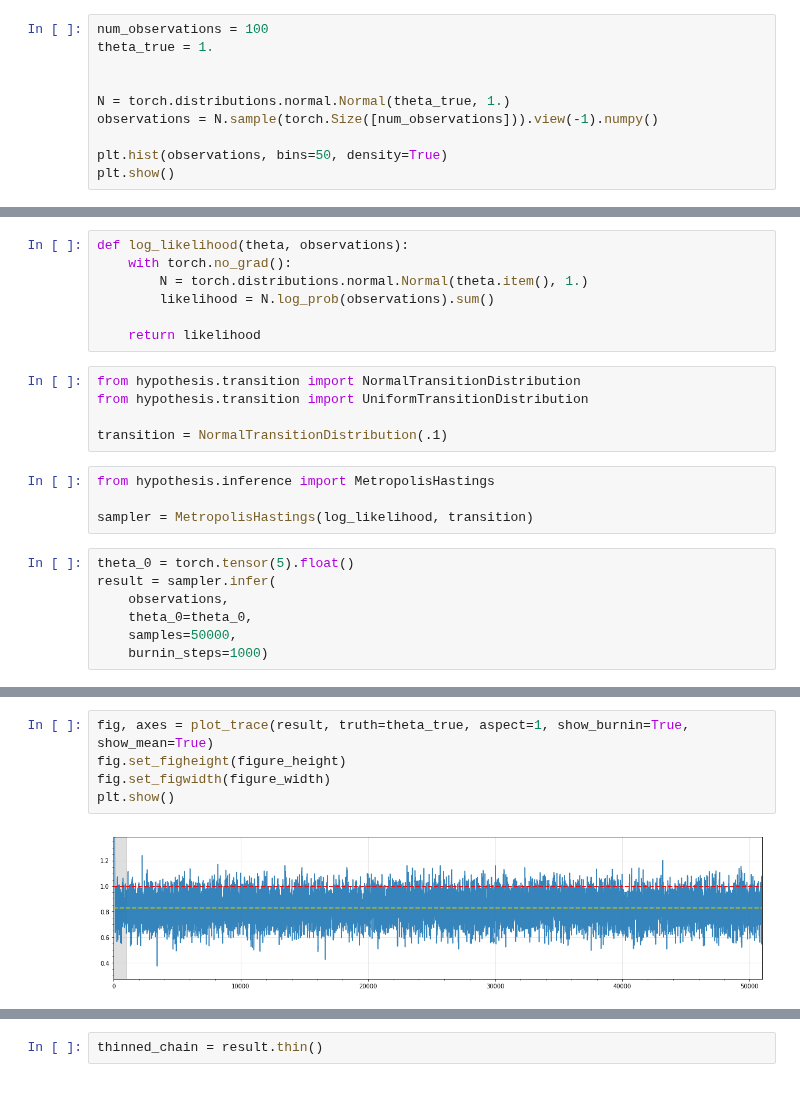
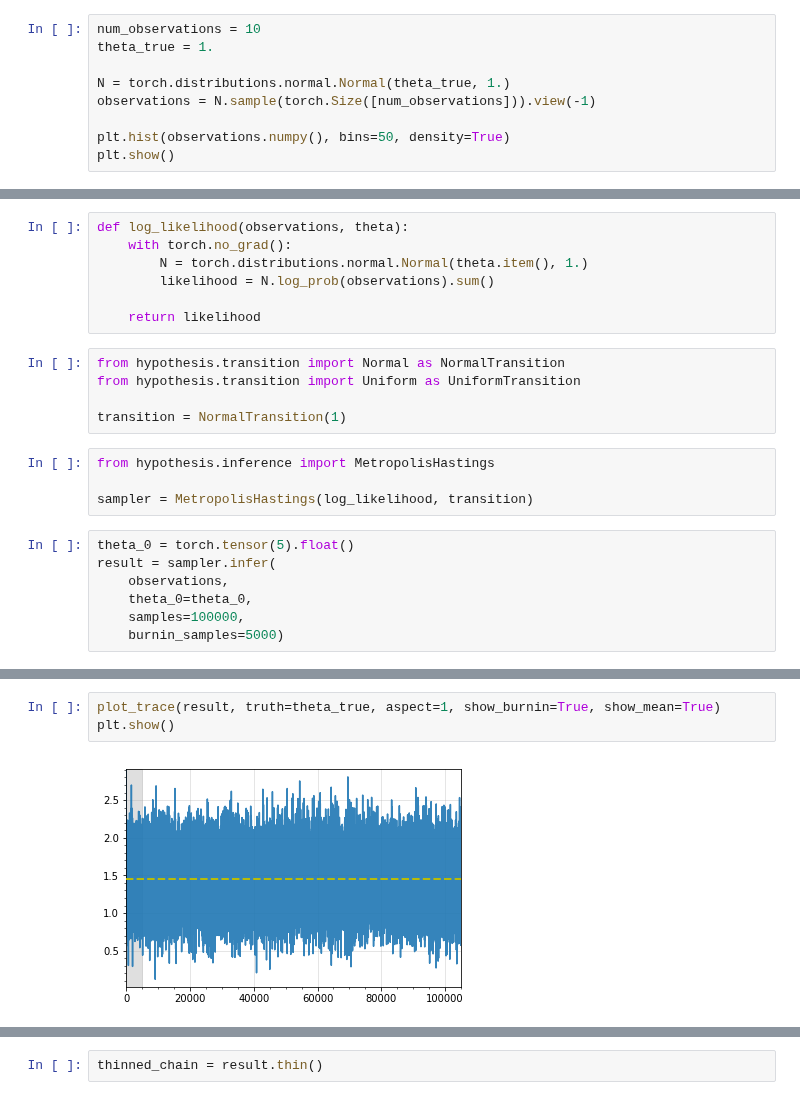
Before and after one commit to montefiore-institute/hypothesis, a Jupyter notebook: examples/metropolis_hastings.ipynb, the cells around one changed output, grey strips where cells are left out. Saved outputs shown, nothing was run; the diff lists cells and outputs as text.

Commit message:
Update visualization, and fix autocorrelation

```diff
--- a/examples/metropolis_hastings.ipynb
+++ b/examples/metropolis_hastings.ipynb
@@ -7,13 +7,12 @@ import matplotlib.pyplot as plt
 # %% [markdown]
 ## Observations
 # %%
-num_observations = 100
+num_observations = 10
 theta_true = 1.
 
+N = torch.distributions.normal.Normal(theta_true, 1.)
+observations = N.sample(torch.Size([num_observations])).view(-1)
 
-N = torch.distributions.normal.Normal(theta_true, 1.)
-observations = N.sample(torch.Size([num_observations])).view(-1).numpy()
-
-plt.hist(observations, bins=50, density=True)
+plt.hist(observations.numpy(), bins=50, density=True)
 plt.show()
 # %% [output]
@@ -21,17 +20,17 @@ plt.show()
 # %% [markdown]
 ## Posterior inference with Metropolis-Hastings
 # %%
-def log_likelihood(theta, observations):
+def log_likelihood(observations, theta):
     with torch.no_grad():
         N = torch.distributions.normal.Normal(theta.item(), 1.)
         likelihood = N.log_prob(observations).sum()
 
     return likelihood
 # %%
-from hypothesis.transition import NormalTransitionDistribution
-from hypothesis.transition import UniformTransitionDistribution
+from hypothesis.transition import Normal as NormalTransition
+from hypothesis.transition import Uniform as UniformTransition
 
-transition = NormalTransitionDistribution(.1)
+transition = NormalTransition(1)
 # %%
 from hypothesis.inference import MetropolisHastings
 
@@ -41,8 +40,8 @@ theta_0 = torch.tensor(5).float()
 result = sampler.infer(
     observations,
     theta_0=theta_0,
-    samples=50000,
-    burnin_steps=1000)
+    samples=100000,
+    burnin_samples=5000)
 # %%
 from hypothesis.visualization.mcmc import plot_trace
 from hypothesis.visualization.mcmc import plot_autocorrelation
@@ -58,10 +54,8 @@ plt.show()
 # %%
-fig, axes = plot_trace(result, truth=theta_true, aspect=1, show_burnin=True, show_mean=True)
-fig.set_figheight(figure_height)
-fig.set_figwidth(figure_width)
+plot_trace(result, truth=theta_true, aspect=1, show_burnin=True, show_mean=True)
 plt.show()
 # %% [output]
-[figure, old version]
+[figure, new version]
 # %%
 plot_autocorrelation(result, max_lag=100, interval=1)
 # %% [output]
```
Also changed, not shown: parts of 11 cells of this notebook, 5 other files.
